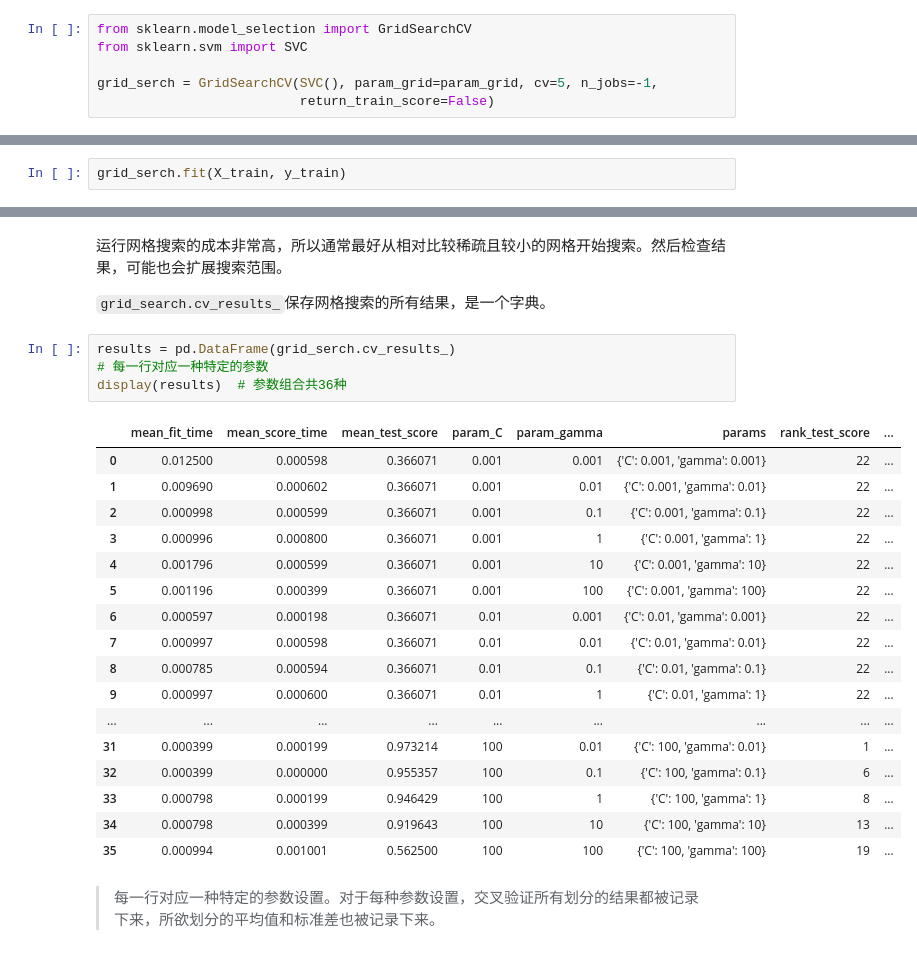
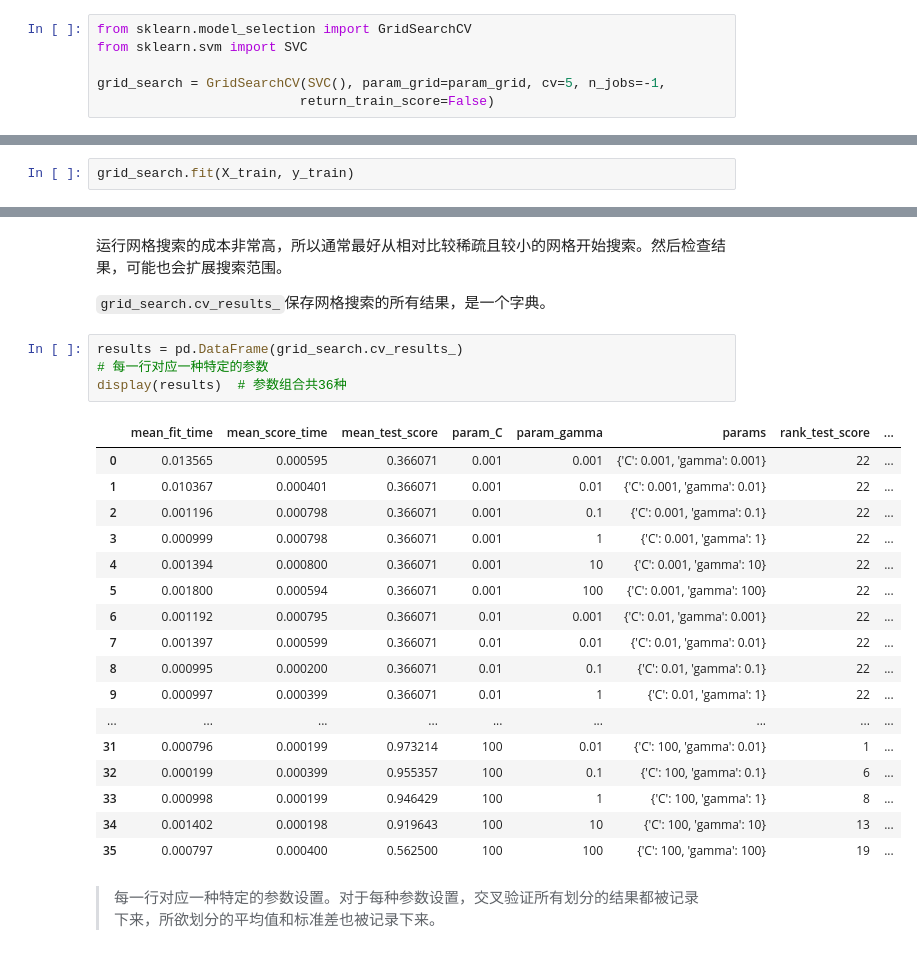
Before and after one commit to libingallin/introduction-to-ml, a Jupyter notebook: ch5_model_evaluation_and _improvement.ipynb, the cells around one changed output, grey strips where cells are left out. Saved outputs shown, nothing was run; the diff lists cells and outputs as text.

```diff
--- a/ch5_model_evaluation_and _improvement.ipynb
+++ b/ch5_model_evaluation_and _improvement.ipynb
@@ -233,7 +233,7 @@ param_grid = {"C": [0.001, 0.01, 0.1, 1, 10, 100],
 from sklearn.model_selection import GridSearchCV
 from sklearn.svm import SVC
 
-grid_serch = GridSearchCV(SVC(), param_grid=param_grid, cv=5, n_jobs=-1,
+grid_search = GridSearchCV(SVC(), param_grid=param_grid, cv=5, n_jobs=-1,
                           return_train_score=False)
 # %%
 from sklearn.model_selection import train_test_split
@@ -243,7 +243,7 @@ X_train, X_test, y_train, y_test = train_test_split(iris.data, iris.target,
 # %% [markdown]
 调用`fit`时，会对`param_grid`指定的每种参数组合都运行交叉验证：
 # %%
-grid_serch.fit(X_train, y_train)
+grid_search.fit(X_train, y_train)
 # %% [output]
 GridSearchCV(cv=5, error_score='raise',
        estimator=SVC(C=1.0, cache_size=200, class_weight=None, coef0=0.0,
@@ -291,27 +291,27 @@ grid_serch.best_score_
 
 `grid_search.cv_results_`保存网格搜索的所有结果，是一个字典。
 # %%
-results = pd.DataFrame(grid_serch.cv_results_)
+results = pd.DataFrame(grid_search.cv_results_)
 # 每一行对应一种特定的参数
 display(results)  # 参数组合共36种
 # %% [output]
 |  | mean_fit_time | mean_score_time | mean_test_score | param_C | param_gamma | params | rank_test_score | ... |
-| 0 | 0.012500 | 0.000598 | 0.366071 | 0.001 | 0.001 | {'C': 0.001, 'gamma': 0.001} | 22 | ... |
-| 1 | 0.009690 | 0.000602 | 0.366071 | 0.001 | 0.01 | {'C': 0.001, 'gamma': 0.01} | 22 | ... |
-| 2 | 0.000998 | 0.000599 | 0.366071 | 0.001 | 0.1 | {'C': 0.001, 'gamma': 0.1} | 22 | ... |
-| 3 | 0.000996 | 0.000800 | 0.366071 | 0.001 | 1 | {'C': 0.001, 'gamma': 1} | 22 | ... |
-| 4 | 0.001796 | 0.000599 | 0.366071 | 0.001 | 10 | {'C': 0.001, 'gamma': 10} | 22 | ... |
-| 5 | 0.001196 | 0.000399 | 0.366071 | 0.001 | 100 | {'C': 0.001, 'gamma': 100} | 22 | ... |
-| 6 | 0.000597 | 0.000198 | 0.366071 | 0.01 | 0.001 | {'C': 0.01, 'gamma': 0.001} | 22 | ... |
-| 7 | 0.000997 | 0.000598 | 0.366071 | 0.01 | 0.01 | {'C': 0.01, 'gamma': 0.01} | 22 | ... |
-| 8 | 0.000785 | 0.000594 | 0.366071 | 0.01 | 0.1 | {'C': 0.01, 'gamma': 0.1} | 22 | ... |
-| 9 | 0.000997 | 0.000600 | 0.366071 | 0.01 | 1 | {'C': 0.01, 'gamma': 1} | 22 | ... |
+| 0 | 0.013565 | 0.000595 | 0.366071 | 0.001 | 0.001 | {'C': 0.001, 'gamma': 0.001} | 22 | ... |
+| 1 | 0.010367 | 0.000401 | 0.366071 | 0.001 | 0.01 | {'C': 0.001, 'gamma': 0.01} | 22 | ... |
+| 2 | 0.001196 | 0.000798 | 0.366071 | 0.001 | 0.1 | {'C': 0.001, 'gamma': 0.1} | 22 | ... |
+| 3 | 0.000999 | 0.000798 | 0.366071 | 0.001 | 1 | {'C': 0.001, 'gamma': 1} | 22 | ... |
+| 4 | 0.001394 | 0.000800 | 0.366071 | 0.001 | 10 | {'C': 0.001, 'gamma': 10} | 22 | ... |
+| 5 | 0.001800 | 0.000594 | 0.366071 | 0.001 | 100 | {'C': 0.001, 'gamma': 100} | 22 | ... |
+| 6 | 0.001192 | 0.000795 | 0.366071 | 0.01 | 0.001 | {'C': 0.01, 'gamma': 0.001} | 22 | ... |
+| 7 | 0.001397 | 0.000599 | 0.366071 | 0.01 | 0.01 | {'C': 0.01, 'gamma': 0.01} | 22 | ... |
+| 8 | 0.000995 | 0.000200 | 0.366071 | 0.01 | 0.1 | {'C': 0.01, 'gamma': 0.1} | 22 | ... |
+| 9 | 0.000997 | 0.000399 | 0.366071 | 0.01 | 1 | {'C': 0.01, 'gamma': 1} | 22 | ... |
 | ... | ... | ... | ... | ... | ... | ... | ... | ... |
-| 31 | 0.000399 | 0.000199 | 0.973214 | 100 | 0.01 | {'C': 100, 'gamma': 0.01} | 1 | ... |
-| 32 | 0.000399 | 0.000000 | 0.955357 | 100 | 0.1 | {'C': 100, 'gamma': 0.1} | 6 | ... |
-| 33 | 0.000798 | 0.000199 | 0.946429 | 100 | 1 | {'C': 100, 'gamma': 1} | 8 | ... |
-| 34 | 0.000798 | 0.000399 | 0.919643 | 100 | 10 | {'C': 100, 'gamma': 10} | 13 | ... |
-| 35 | 0.000994 | 0.001001 | 0.562500 | 100 | 100 | {'C': 100, 'gamma': 100} | 19 | ... |
+| 31 | 0.000796 | 0.000199 | 0.973214 | 100 | 0.01 | {'C': 100, 'gamma': 0.01} | 1 | ... |
+| 32 | 0.000199 | 0.000399 | 0.955357 | 100 | 0.1 | {'C': 100, 'gamma': 0.1} | 6 | ... |
+| 33 | 0.000998 | 0.000199 | 0.946429 | 100 | 1 | {'C': 100, 'gamma': 1} | 8 | ... |
+| 34 | 0.001402 | 0.000198 | 0.919643 | 100 | 10 | {'C': 100, 'gamma': 10} | 13 | ... |
+| 35 | 0.000797 | 0.000400 | 0.562500 | 100 | 100 | {'C': 100, 'gamma': 100} | 19 | ... |
 # %% [markdown]
 > 每一行对应一种特定的参数设置。对于每种参数设置，交叉验证所有划分的结果都被记录下来，所欲划分的平均值和标准差也被记录下来。
 # %% [markdown]
```
Also changed, not shown: parts of 125 cells of this notebook.
